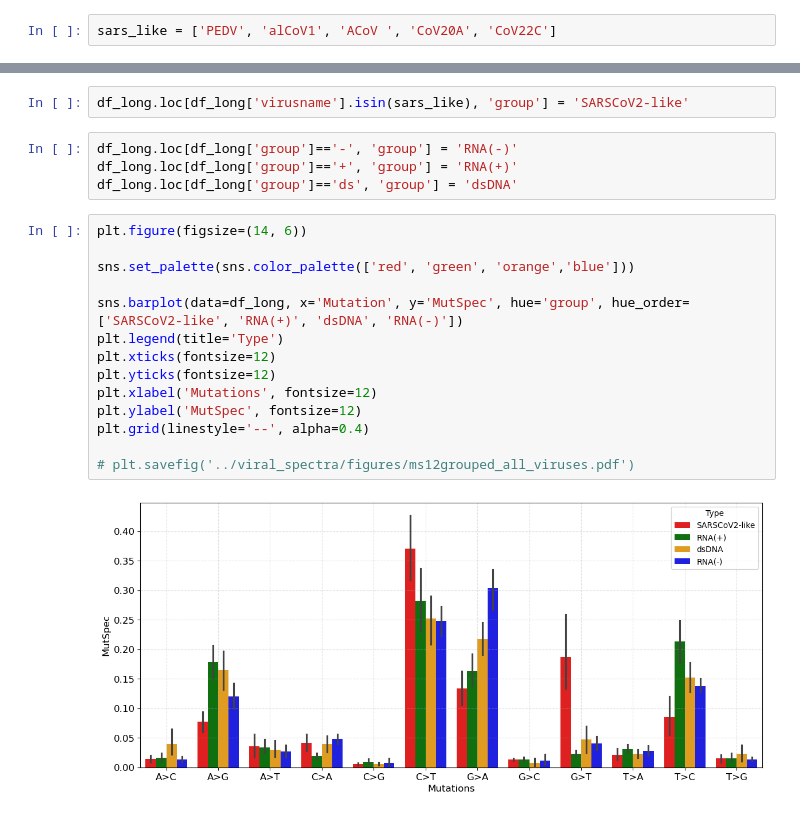
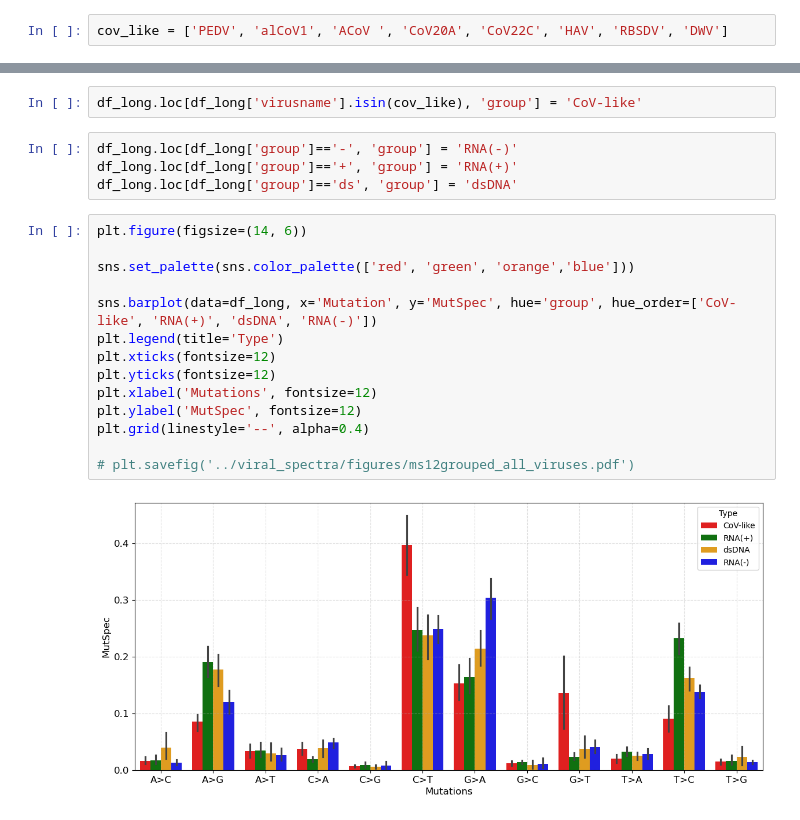
Before and after one commit to mitoclub/RNAViralMutSpec, a Jupyter notebook: viral_spectra/get_plot_ms12grouped_all_viruses.ipynb, the cells around one changed output, grey strips where cells are left out. Drawn from its saved outputs; the diff is of its cells as text.

Commit message:
update ms12grouped all viruses

```diff
--- a/viral_spectra/get_plot_ms12grouped_all_viruses.ipynb
+++ b/viral_spectra/get_plot_ms12grouped_all_viruses.ipynb
@@ -109,3 +109,3 @@ color_mapping12 = {
 # %%
-sars_like = ['PEDV', 'alCoV1', 'ACoV ', 'CoV20A', 'CoV22C']
+cov_like = ['PEDV', 'alCoV1', 'ACoV ', 'CoV20A', 'CoV22C', 'HAV', 'RBSDV', 'DWV']
 # %%
@@ -138,7 +140,7 @@ df_long
 # %%
 df_long['group'] = df_long['Type']
 # %%
-df_long.loc[df_long['virusname'].isin(sars_like), 'group'] = 'SARSCoV2-like'
+df_long.loc[df_long['virusname'].isin(cov_like), 'group'] = 'CoV-like'
 # %%
 df_long.loc[df_long['group']=='-', 'group'] = 'RNA(-)'
 df_long.loc[df_long['group']=='+', 'group'] = 'RNA(+)'
@@ -146,16 +148,16 @@ df_long.loc[df_long['group']=='ds', 'group'] = 'dsDNA'
 # %%
 plt.figure(figsize=(14, 6))
 
 sns.set_palette(sns.color_palette(['red', 'green', 'orange','blue']))
 
-sns.barplot(data=df_long, x='Mutation', y='MutSpec', hue='group', hue_order=['SARSCoV2-like', 'RNA(+)', 'dsDNA', 'RNA(-)'])
+sns.barplot(data=df_long, x='Mutation', y='MutSpec', hue='group', hue_order=['CoV-like', 'RNA(+)', 'dsDNA', 'RNA(-)'])
 plt.legend(title='Type')
 plt.xticks(fontsize=12)
 plt.yticks(fontsize=12)
 plt.xlabel('Mutations', fontsize=12)
 plt.ylabel('MutSpec', fontsize=12)
 plt.grid(linestyle='--', alpha=0.4)
 
 # plt.savefig('../viral_spectra/figures/ms12grouped_all_viruses.pdf')
 # %% [output]
-[figure, old version]
+[figure, new version]
```
Also changed, not shown: parts of 2 cells of this notebook, 1 other file.
